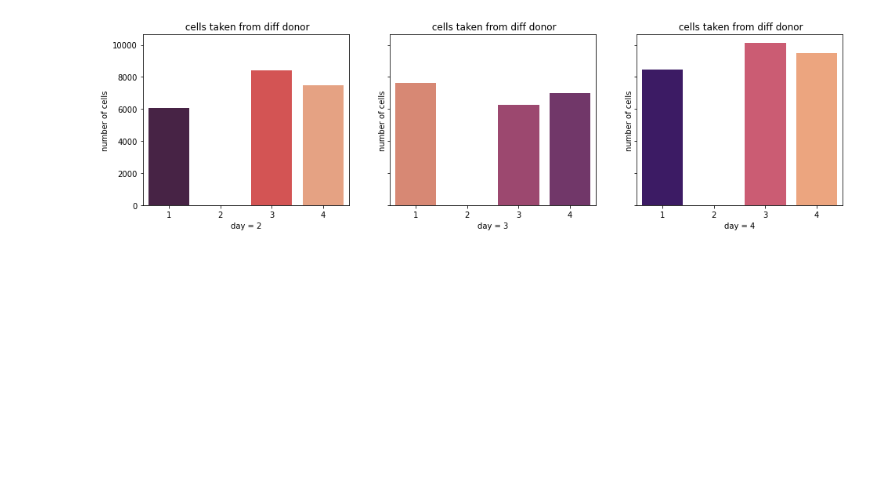
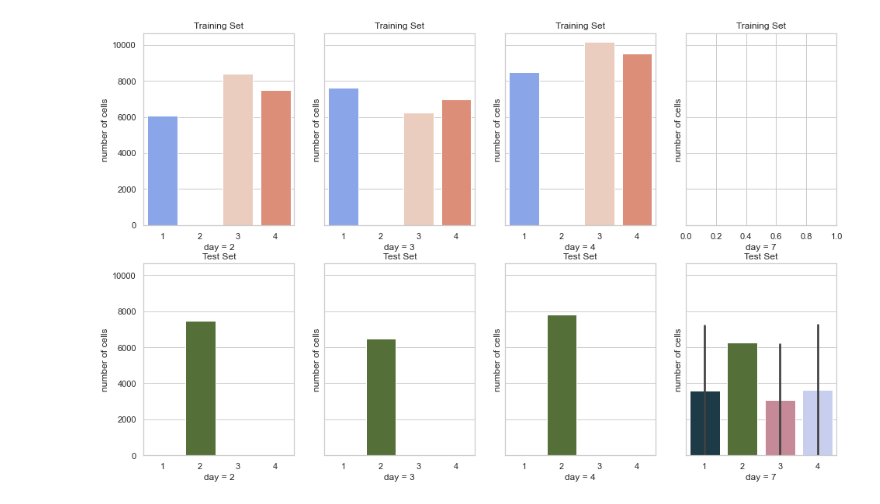
Before and after one commit to bochendong/Multimodal-Single-Cell-Integration, a Jupyter notebook: cite/data_describe.ipynb, the cells around one changed output. Cells and saved outputs as stored; diff of their text form; code cells hidden in the pictures; blank space fills up the shorter version.

```diff
--- a/cite/data_describe.ipynb
+++ b/cite/data_describe.ipynb
@@ -8,3 +8,5 @@ import seaborn as sns
 # %%
 metadata = pd.read_csv("metadata.csv")
 metadata = metadata.drop(['technology'], axis=1)
+
+sns.set_theme(style="whitegrid")
@@ -30,14 +57,14 @@ test_df['donor'] = test_df['donor'].apply(lambda x: 2 if x == 27678 else x)
 test_df['donor'] = test_df['donor'].apply(lambda x: 3 if x == 31800 else x)
 test_df['donor'] = test_df['donor'].apply(lambda x: 4 if x == 32606 else x)
 # %%
-day = test_df.set_index("cell_id")[["day"]].value_counts().to_frame()\
+day_df = test_df.set_index("cell_id")[["day"]].value_counts().to_frame()\
                 .sort_values("day").reset_index()\
                 .rename(columns={0:"# cells"})
 
-donor = test_df.set_index("cell_id")[["donor"]].value_counts().to_frame()\
+donor_df = test_df.set_index("cell_id")[["donor"]].value_counts().to_frame()\
                 .sort_values("donor").reset_index()\
                 .rename(columns={0:"# cells"})
 
-cell_type = test_df.set_index("cell_id")[["cell_type"]].value_counts().to_frame()\
+cell_type_df = test_df.set_index("cell_id")[["cell_type"]].value_counts().to_frame()\
                 .sort_values("cell_type").reset_index()\
                 .rename(columns={0:"# cells"})
@@ -174,12 +70,0 @@ train_df['donor'] = train_df['donor'].apply(lambda x: 4 if x == 32606 else x)
-# %%
-day = train_df.set_index("cell_id")[["day"]].value_counts().to_frame()\
-                .sort_values("day").reset_index()\
-                .rename(columns={0:"# cells"})
-
-donor = train_df.set_index("cell_id")[["donor"]].value_counts().to_frame()\
-                .sort_values("donor").reset_index()\
-                .rename(columns={0:"# cells"})
-
-cell_type = train_df.set_index("cell_id")[["cell_type"]].value_counts().to_frame()\
-                .sort_values("cell_type").reset_index()\
-                .rename(columns={0:"# cells"})
@@ -236,35 +188,80 @@ f.savefig('./image/2.1.0.png')
 # %%
+f, axs = plt.subplots(2, 4, figsize=(16, 10), sharey=True)
+
 day_donor = train_df.set_index("cell_id")[["day", 'donor']].value_counts().to_frame()\
                 .sort_values("donor").reset_index()\
                 .rename(columns={0:"# cells"})
 
 day_donor_2 = day_donor[day_donor['day'] == 2]
 day_donor_3 = day_donor[day_donor['day'] == 3]
 day_donor_4 = day_donor[day_donor['day'] == 4]
 day_donor_7 = day_donor[day_donor['day'] == 7]
 df_empty_2 = pd.DataFrame({'day': [2, 3, 4],
                     'donor' : [2, 2, 2],
                     '# cells' : [0 , 0, 0]})
 
 day_donor_2 = pd.concat([day_donor_2, df_empty_2], ignore_index = True, axis = 0)
 day_donor_3 = pd.concat([day_donor_3, df_empty_2], ignore_index = True, axis = 0)
 day_donor_4 = pd.concat([day_donor_4, df_empty_2], ignore_index = True, axis = 0)
 
-f, (ax1, ax2, ax3) = plt.subplots(1, 3, figsize=(16, 4), sharey=True)
-sns.barplot(x=day_donor_2['donor'], y=day_donor_2['# cells'], palette="rocket", ax=ax1)
-ax1.set_xlabel("day = 2")
-ax1.set_ylabel("number of cells")
-ax1.set_title(" cells taken from diff donor")
 
-sns.barplot(x=day_donor_3['donor'], y=day_donor_3['# cells'], palette="flare", ax=ax2)
-ax2.set_xlabel("day = 3")
-ax2.set_ylabel("number of cells")
-ax2.set_title(" cells taken from diff donor")
+sns.barplot(x=day_donor_2['donor'], y=day_donor_2['# cells'], palette="coolwarm", ax=axs[0][0])
+axs[0][0].set_xlabel("day = 2")
+axs[0][0].set_ylabel("number of cells")
+axs[0][0].set_title("Training Set")
 
-sns.barplot(x=day_donor_4['donor'], y=day_donor_4['# cells'], palette="magma", ax=ax3)
-ax3.set_xlabel("day = 4")
-ax3.set_ylabel("number of cells")
-ax3.set_title(" cells taken from diff donor")
-f.savefig('./image/2.1.1.png')
+sns.barplot(x=day_donor_3['donor'], y=day_donor_3['# cells'], palette="coolwarm", ax=axs[0][1])
+axs[0][1].set_xlabel("day = 3")
+axs[0][1].set_ylabel("number of cells")
+axs[0][1].set_title("Training Set")
+
+sns.barplot(x=day_donor_4['donor'], y=day_donor_4['# cells'], palette="coolwarm", ax=axs[0][2])
+axs[0][2].set_xlabel("day = 4")
+axs[0][2].set_ylabel("number of cells")
+axs[0][2].set_title("Training Set")
+
+axs[0][3].set_xlabel("day = 7")
+axs[0][3].set_ylabel("number of cells")
+axs[0][3].set_title("Training Set")
+
+
+day_donor = test_df.set_index("cell_id")[["day", 'donor']].value_counts().to_frame()\
+                .sort_values("donor").reset_index()\
+                .rename(columns={0:"# cells"})
+
+day_donor_2 = day_donor[day_donor['day'] == 2]
+day_donor_3 = day_donor[day_donor['day'] == 3]
+day_donor_4 = day_donor[day_donor['day'] == 4]
+day_donor_7 = day_donor[day_donor['day'] == 7]
+df_empty_2 = pd.DataFrame({'day': [2, 3, 4],
+                    'donor' : [1, 3, 4],
+                    '# cells' : [0 , 0, 0]})
+
+day_donor_2 = pd.concat([day_donor_2, df_empty_2], ignore_index = True, axis = 0)
+day_donor_3 = pd.concat([day_donor_3, df_empty_2], ignore_index = True, axis = 0)
+day_donor_4 = pd.concat([day_donor_4, df_empty_2], ignore_index = True, axis = 0)
+day_donor_7 = pd.concat([day_donor_7, df_empty_2], ignore_index = True, axis = 0)
+
+sns.barplot(x=day_donor_2['donor'], y=day_donor_2['# cells'], palette="cubehelix", ax=axs[1][0])
+axs[1][0].set_xlabel("day = 2")
+axs[1][0].set_ylabel("number of cells")
+axs[1][0].set_title("Test Set")
+
+sns.barplot(x=day_donor_3['donor'], y=day_donor_3['# cells'], palette="cubehelix", ax=axs[1][1])
+axs[1][1].set_xlabel("day = 3")
+axs[1][1].set_ylabel("number of cells")
+axs[1][1].set_title("Test Set")
+
+sns.barplot(x=day_donor_4['donor'], y=day_donor_4['# cells'], palette="cubehelix", ax=axs[1][2])
+axs[1][2].set_xlabel("day = 4")
+axs[1][2].set_ylabel("number of cells")
+axs[1][2].set_title("Test Set")
+
+sns.barplot(x=day_donor_7['donor'], y=day_donor_7['# cells'], palette="cubehelix", ax=axs[1][3])
+axs[1][3].set_xlabel("day = 7")
+axs[1][3].set_ylabel("number of cells")
+axs[1][3].set_title("Test Set")
+
+f.savefig('./image/3.0.png')
 # %% [output]
-[figure, old version]
+[figure, new version]
```
Also changed, not shown: parts of 28 cells of this notebook, 17 other files.
